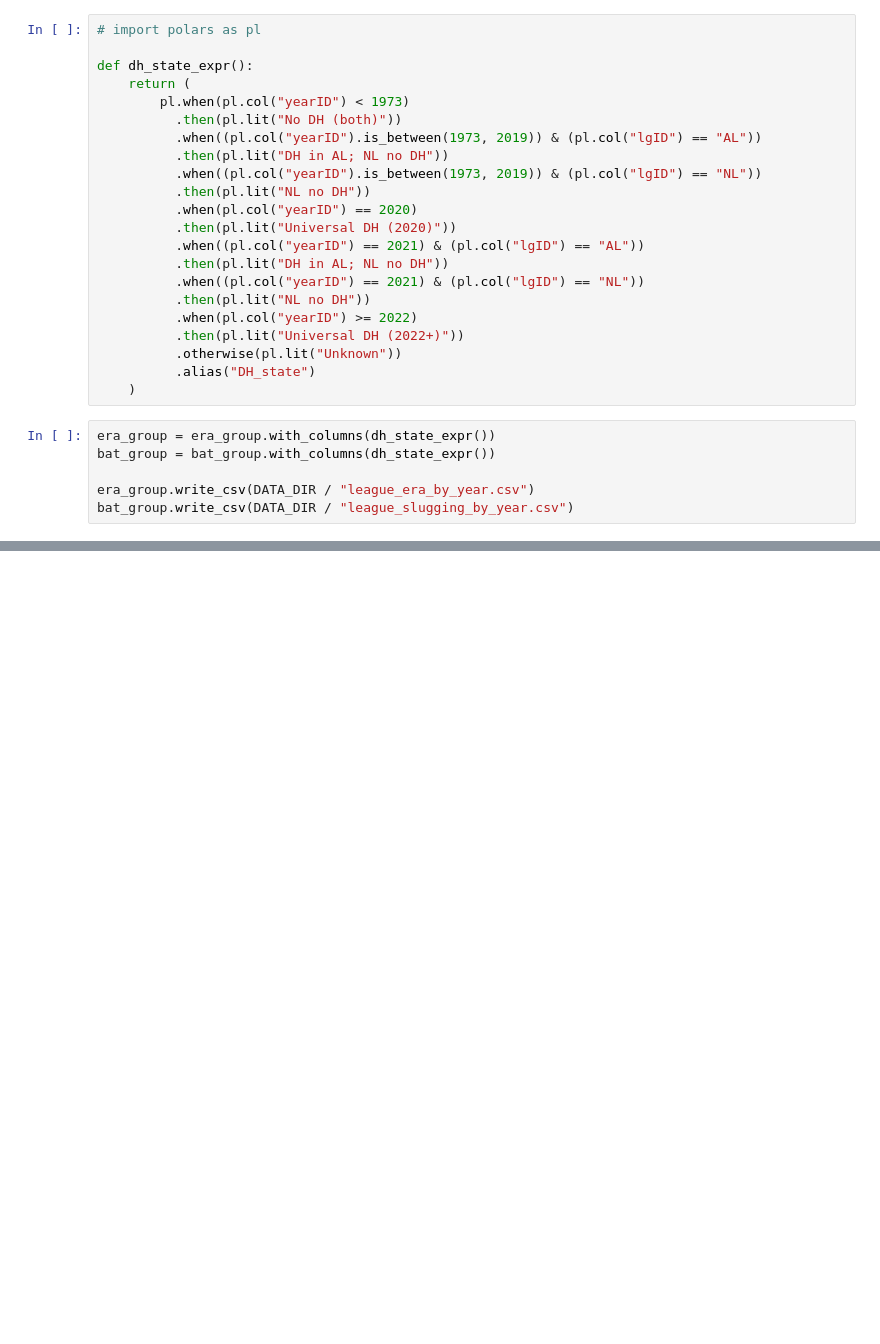
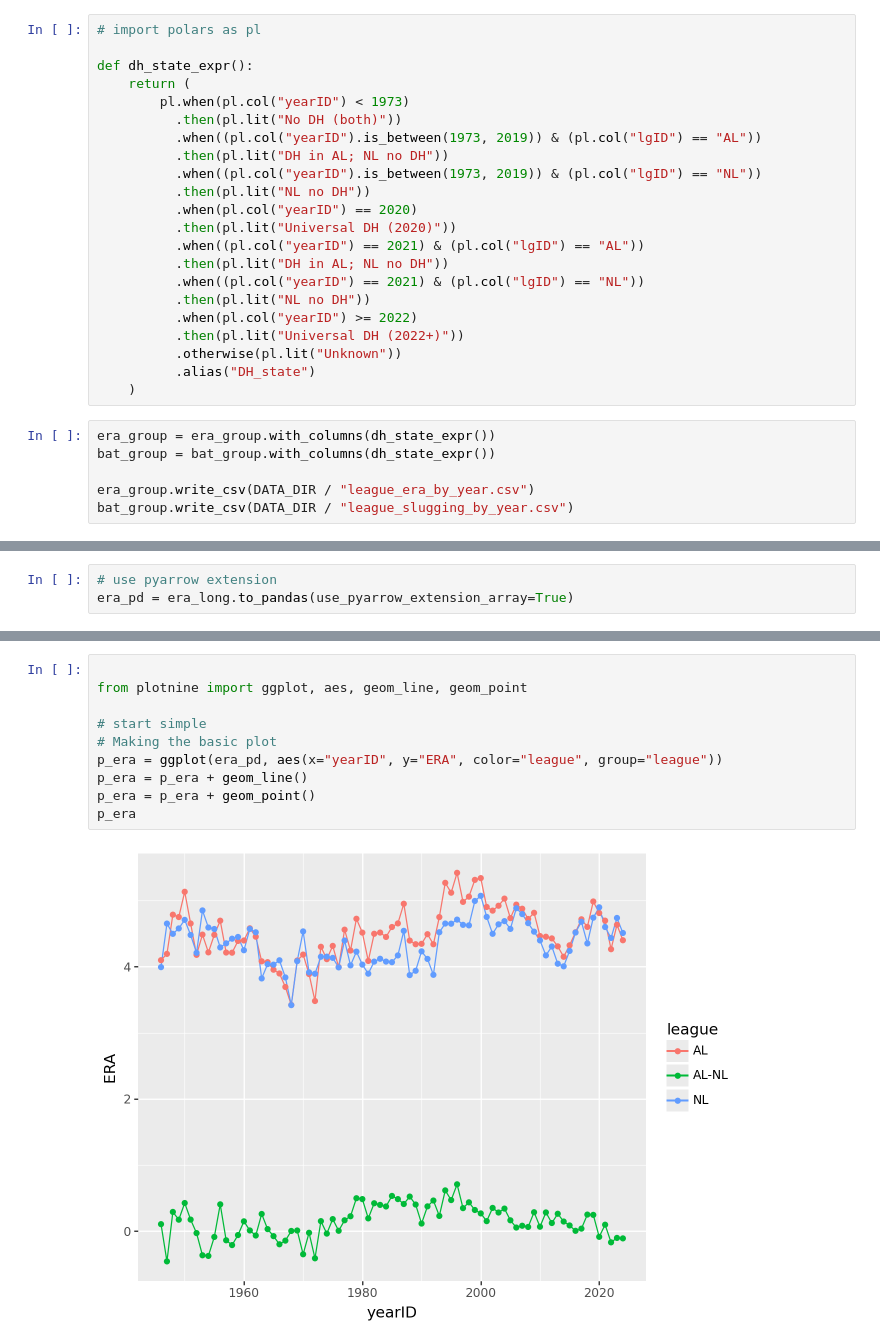
Before and after one commit to Maxman0001/lab2, a Jupyter notebook: comparing_league_wide_ERA.ipynb, the cells around one changed output, grey strips where cells are left out. Saved outputs shown, nothing was run; the diff lists cells and outputs as text; blank space fills up the shorter version.

```diff
--- a/comparing_league_wide_ERA.ipynb
+++ b/comparing_league_wide_ERA.ipynb
@@ -122,0 +209,3 @@ shape: (5, 10)
+# %%
+# use pyarrow extension
+era_pd = era_long.to_pandas(use_pyarrow_extension_array=True)
@@ -122,0 +220,12 @@ shape: (5, 10)
+# %%
+
+from plotnine import ggplot, aes, geom_line, geom_point
+
+# start simple
+# Making the basic plot
+p_era = ggplot(era_pd, aes(x="yearID", y="ERA", color="league", group="league"))
+p_era = p_era + geom_line()
+p_era = p_era + geom_point()
+p_era
+# %% [output]
+[figure, added]
```
Also changed, not shown: parts of 28 cells of this notebook, 3 other files.
